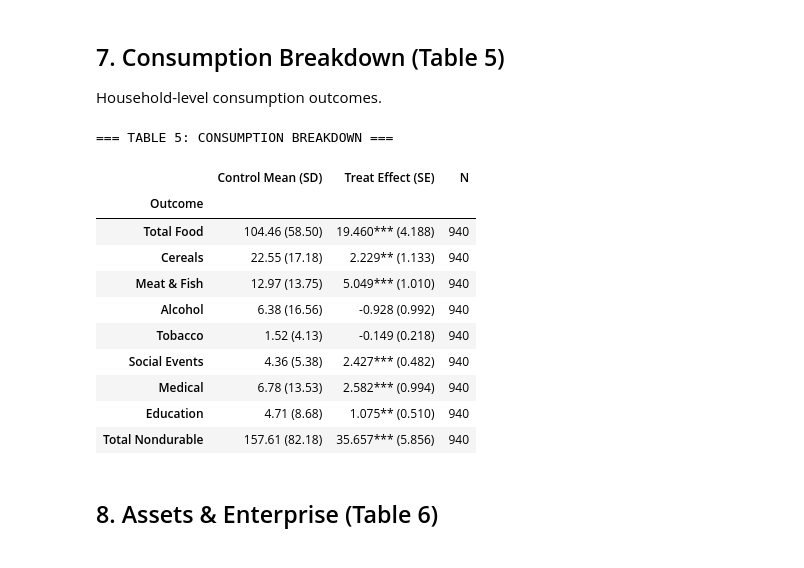
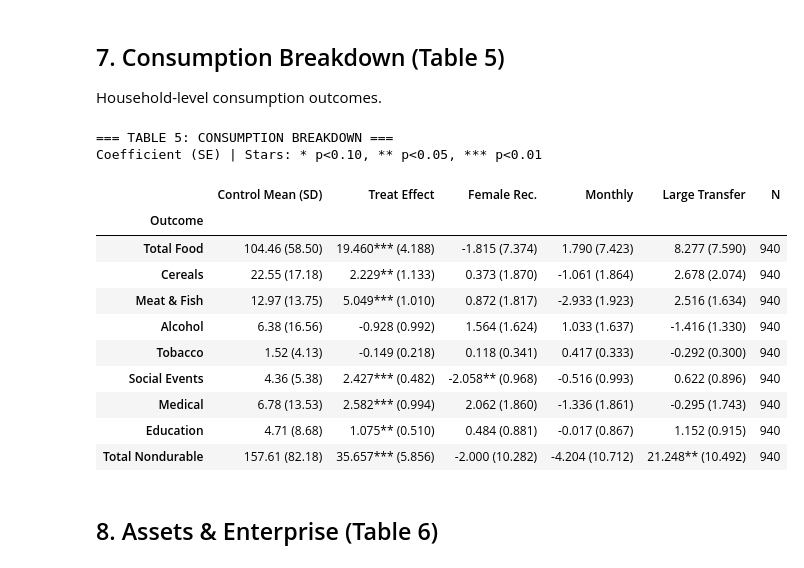
Before and after one commit to Ishikajj/advanced-econometrics-project, a Jupyter notebook: dataviewing.ipynb, the cells around one changed output. Saved outputs shown, nothing was run; the diff lists cells and outputs as text; code cells hidden in the pictures.

```diff
--- a/dataviewing.ipynb
+++ b/dataviewing.ipynb
@@ -717,7 +735,13 @@ PSY_LABELS = {
     'psy_index_z':          'Psych Index (z)',
 }
 
-# For psych outcomes, use individual-level sample (both genders)
+specs = [
+    ('treat',                  [],                                              'Treat Effect'),
+    ('treatXfemalerecXmarried',['treatXfemalerecXmarried','treatXsinglerec','spillover'], 'Female Rec.'),
+    ('treatXmonthlyXsmall',    ['treatXmonthlyXsmall','treatXlarge','spillover'],         'Monthly'),
+    ('treatXlarge',            ['treatXlarge','spillover'],                               'Large Transfer'),
+]
+
 rows_psy = []
 for var in PSY_VARS:
     var1 = var + '1'
@@ -727,15 +751,18 @@ for var in PSY_VARS:
     ctrl_vals = df_indiv[df_indiv['spillover'] == 1][var1].dropna()
     row = {
         'Outcome': PSY_LABELS.get(var, var),
-        'Control Mean': f'{ctrl_vals.mean():.2f} ({ctrl_vals.std():.2f})',
+        'Control Mean (SD)': f'{ctrl_vals.mean():.2f} ({ctrl_vals.std():.2f})',
     }
 
-    c, se, pv = run_single_spec(var, 'treat', [], df_indiv)
-    row['Treat Effect'] = f'{c:.3f}{stars(pv)} ({se:.3f})' if not np.isnan(c) else 'NA'
+    for key_var, extra_regs, col_label in specs:
+        c, se, pv = run_single_spec(var, key_var, extra_regs, df_indiv)
+        row[col_label] = f'{c:.3f}{stars(pv)} ({se:.3f})' if not np.isnan(c) else 'NA'
+
     row['N'] = df_indiv[var1].notna().sum()
     rows_psy.append(row)
 
 print('=== TABLE 4: PSYCHOLOGICAL WELL-BEING (individual-level outcomes) ===')
+print('Coefficient (SE) | Stars: * p<0.10, ** p<0.05, *** p<0.01')
 display(pd.DataFrame(rows_psy).set_index('Outcome'))
 # %% [output]
 === TABLE 4: PSYCHOLOGICAL WELL-BEING (individual-level outcomes) ===
@@ -801,46 +829,57 @@ CONS_LABELS = {
     'cons_allfood_ppp_m':    'Total Food',
     'cons_cereals_ppp_m':    'Cereals',
     'cons_meatfish_ppp_m':   'Meat & Fish',
     'cons_alcohol_ppp_m':    'Alcohol',
     'cons_tobacco_ppp_m':    'Tobacco',
     'cons_social_ppp_m':     'Social Events',
     'cons_med_total_ppp_m':  'Medical',
     'cons_ed_ppp_m':         'Education',
     'cons_nondurable_ppp':   'Total Nondurable',
 }
 
+specs = [
+    ('treat',                  [],                                              'Treat Effect'),
+    ('treatXfemalerecXmarried',['treatXfemalerecXmarried','treatXsinglerec','spillover'], 'Female Rec.'),
+    ('treatXmonthlyXsmall',    ['treatXmonthlyXsmall','treatXlarge','spillover'],         'Monthly'),
+    ('treatXlarge',            ['treatXlarge','spillover'],                               'Large Transfer'),
+]
+
 rows_cons = []
 for var in CONS_VARS:
     var1 = var + '1'
     if var1 not in df_hh.columns:
         continue
 
     ctrl_vals = df_hh[df_hh['spillover'] == 1][var1].dropna()
     row = {
         'Outcome': CONS_LABELS.get(var, var),
         'Control Mean (SD)': f'{ctrl_vals.mean():.2f} ({ctrl_vals.std():.2f})',
     }
 
-    c, se, pv = run_single_spec(var, 'treat', [], df_hh)
-    row['Treat Effect (SE)'] = f'{c:.3f}{stars(pv)} ({se:.3f})' if not np.isnan(c) else 'NA'
+    for key_var, extra_regs, col_label in specs:
+        c, se, pv = run_single_spec(var, key_var, extra_regs, df_hh)
+        row[col_label] = f'{c:.3f}{stars(pv)} ({se:.3f})' if not np.isnan(c) else 'NA'
+
     row['N'] = df_hh[var1].notna().sum()
     rows_cons.append(row)
 
 print('=== TABLE 5: CONSUMPTION BREAKDOWN ===')
+print('Coefficient (SE) | Stars: * p<0.10, ** p<0.05, *** p<0.01')
 display(pd.DataFrame(rows_cons).set_index('Outcome'))
 # %% [output]
 === TABLE 5: CONSUMPTION BREAKDOWN ===
+Coefficient (SE) | Stars: * p<0.10, ** p<0.05, *** p<0.01
-|  | Control Mean (SD) | Treat Effect (SE) | N |
-| Outcome |  |  |  |
-| Total Food | 104.46 (58.50) | 19.460*** (4.188) | 940 |
-| Cereals | 22.55 (17.18) | 2.229** (1.133) | 940 |
-| Meat & Fish | 12.97 (13.75) | 5.049*** (1.010) | 940 |
-| Alcohol | 6.38 (16.56) | -0.928 (0.992) | 940 |
-| Tobacco | 1.52 (4.13) | -0.149 (0.218) | 940 |
-| Social Events | 4.36 (5.38) | 2.427*** (0.482) | 940 |
-| Medical | 6.78 (13.53) | 2.582*** (0.994) | 940 |
-| Education | 4.71 (8.68) | 1.075** (0.510) | 940 |
-| Total Nondurable | 157.61 (82.18) | 35.657*** (5.856) | 940 |
+|  | Control Mean (SD) | Treat Effect | Female Rec. | Monthly | Large Transfer | N |
+| Outcome |  |  |  |  |  |  |
+| Total Food | 104.46 (58.50) | 19.460*** (4.188) | -1.815 (7.374) | 1.790 (7.423) | 8.277 (7.590) | 940 |
+| Cereals | 22.55 (17.18) | 2.229** (1.133) | 0.373 (1.870) | -1.061 (1.864) | 2.678 (2.074) | 940 |
+| Meat & Fish | 12.97 (13.75) | 5.049*** (1.010) | 0.872 (1.817) | -2.933 (1.923) | 2.516 (1.634) | 940 |
+| Alcohol | 6.38 (16.56) | -0.928 (0.992) | 1.564 (1.624) | 1.033 (1.637) | -1.416 (1.330) | 940 |
+| Tobacco | 1.52 (4.13) | -0.149 (0.218) | 0.118 (0.341) | 0.417 (0.333) | -0.292 (0.300) | 940 |
+| Social Events | 4.36 (5.38) | 2.427*** (0.482) | -2.058** (0.968) | -0.516 (0.993) | 0.622 (0.896) | 940 |
+| Medical | 6.78 (13.53) | 2.582*** (0.994) | 2.062 (1.860) | -1.336 (1.861) | -0.295 (1.743) | 940 |
+| Education | 4.71 (8.68) | 1.075** (0.510) | 0.484 (0.881) | -0.017 (0.867) | 1.152 (0.915) | 940 |
+| Total Nondurable | 157.61 (82.18) | 35.657*** (5.856) | -2.000 (10.282) | -4.204 (10.712) | 21.248** (10.492) | 940 |
 # %% [markdown]
 ## 8. Assets & Enterprise (Table 6)
 # %%
```
Also changed, not shown: parts of 6 cells of this notebook, 3 other files.
